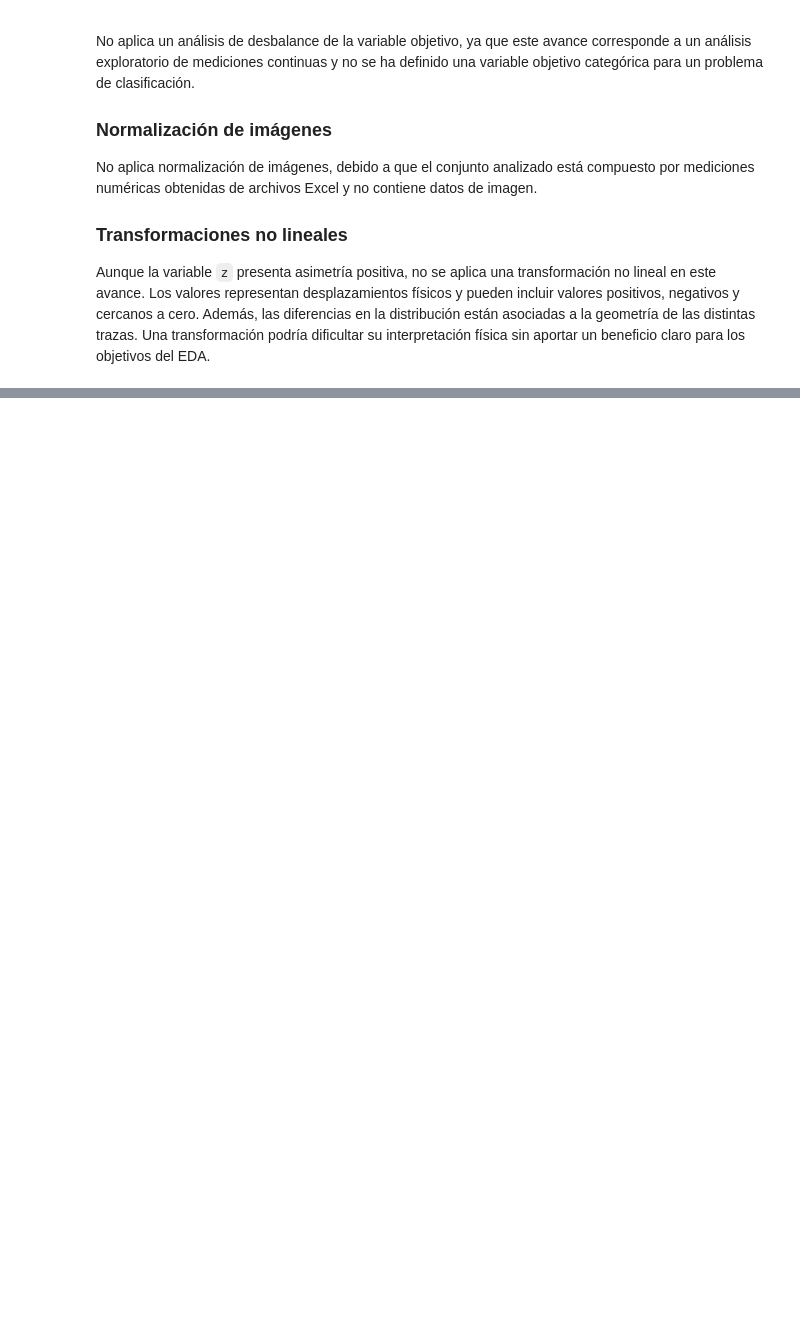
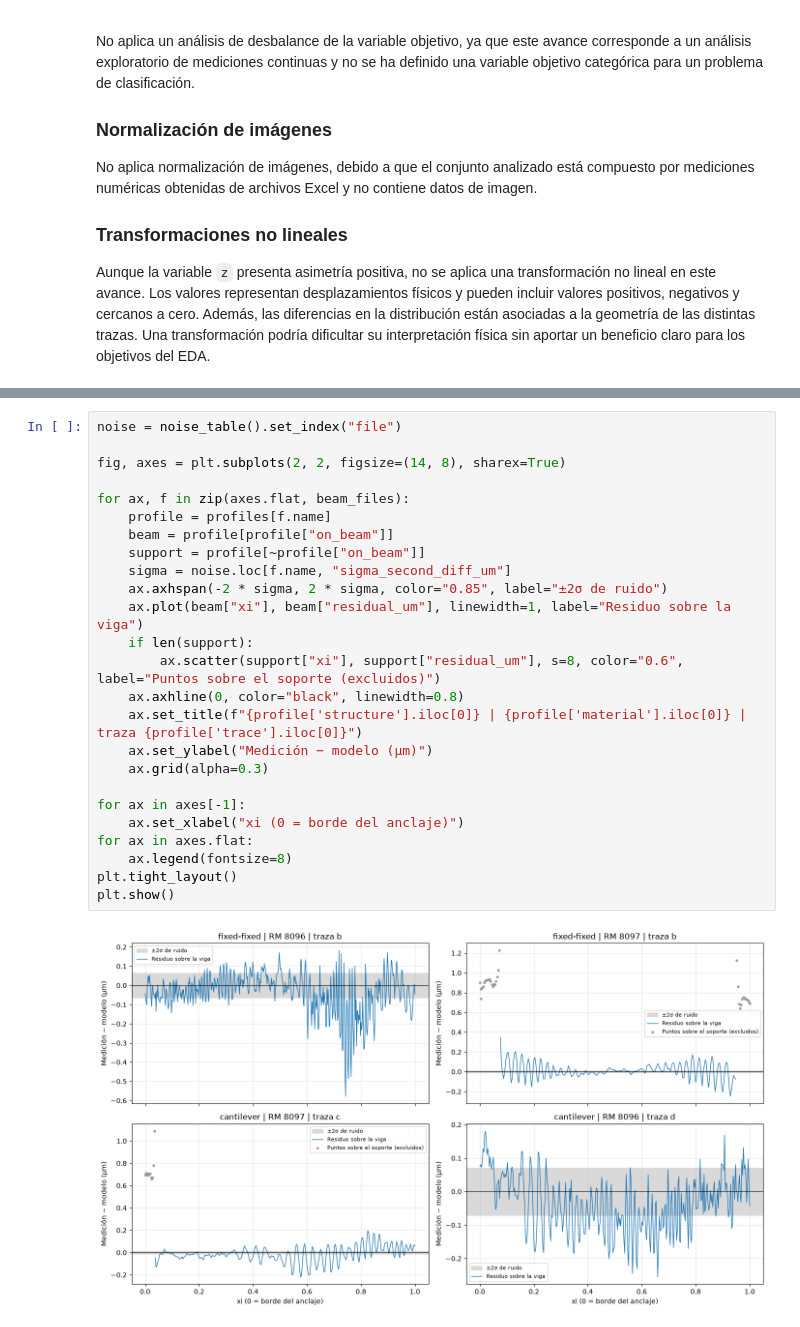
Before and after one commit to isabellaarangor/proyecto-integrador-team39-MNA, a Jupyter notebook: notebooks/EDA_Brazo2_NIST.ipynb, the cells around one changed output, grey strips where cells are left out. Cells and saved outputs as stored; diff of their text form; blank space fills up the shorter version.

```diff
--- a/notebooks/EDA_Brazo2_NIST.ipynb
+++ b/notebooks/EDA_Brazo2_NIST.ipynb
@@ -1090,0 +1164,27 @@ del EDA.
+# %%
+noise = noise_table().set_index("file")
+
+fig, axes = plt.subplots(2, 2, figsize=(14, 8), sharex=True)
+
+for ax, f in zip(axes.flat, beam_files):
+    profile = profiles[f.name]
+    beam = profile[profile["on_beam"]]
+    support = profile[~profile["on_beam"]]
+    sigma = noise.loc[f.name, "sigma_second_diff_um"]
+    ax.axhspan(-2 * sigma, 2 * sigma, color="0.85", label="±2σ de ruido")
+    ax.plot(beam["xi"], beam["residual_um"], linewidth=1, label="Residuo sobre la viga")
+    if len(support):
+        ax.scatter(support["xi"], support["residual_um"], s=8, color="0.6", label="Puntos sobre el soporte (excluidos)")
+    ax.axhline(0, color="black", linewidth=0.8)
+    ax.set_title(f"{profile['structure'].iloc[0]} | {profile['material'].iloc[0]} | traza {profile['trace'].iloc[0]}")
+    ax.set_ylabel("Medición − modelo (µm)")
+    ax.grid(alpha=0.3)
+
+for ax in axes[-1]:
+    ax.set_xlabel("xi (0 = borde del anclaje)")
+for ax in axes.flat:
+    ax.legend(fontsize=8)
+plt.tight_layout()
+plt.show()
+# %% [output]
+[figure, added]
```
Also changed, not shown: parts of 12 cells of this notebook, 4 other files.
